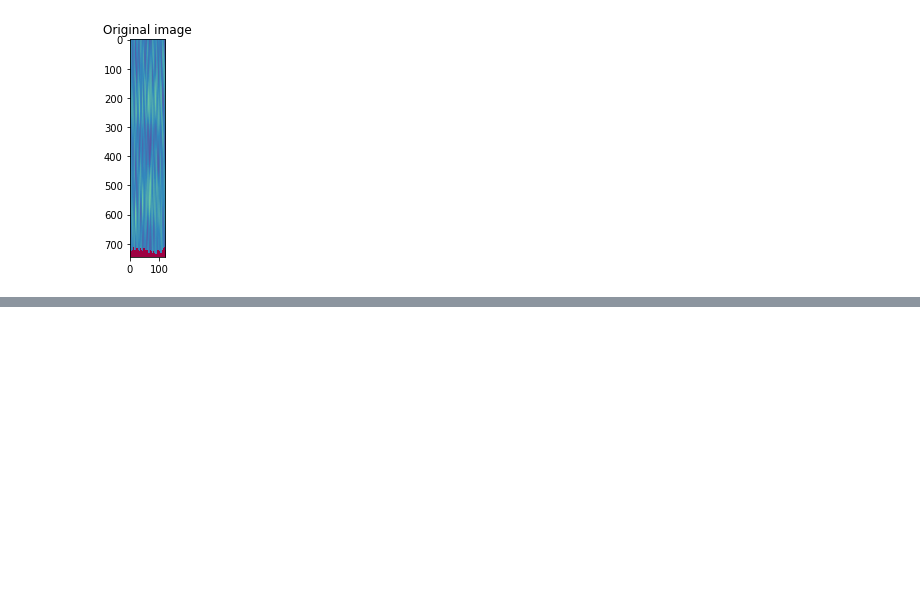
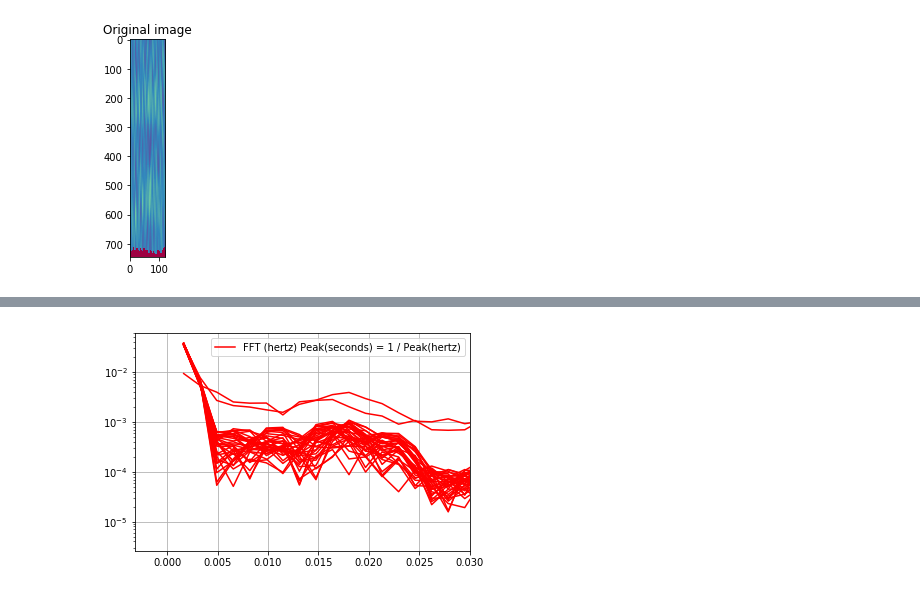
Before and after one commit to oozguc/PyImage, a Jupyter notebook: ObjectClassInstance/FFTImage.ipynb, the cells around one changed output, grey strips where cells are left out. Drawn from its saved outputs; the diff is of its cells as text; code cells hidden in the pictures; blank space fills up the shorter version.

```diff
--- a/ObjectClassInstance/FFTImage.ipynb
+++ b/ObjectClassInstance/FFTImage.ipynb
@@ -69,17 +95,0 @@ def doFFT(image, block):
-# %%
-JoinFFt = np.zeros([block, Yrange])
-for i in range(block):
- plt.figure()
- smally = y[StartSection:EndSection, :]
- plt.imshow(smally, plt.cm.Spectral)
- plt.title('Image Segment of interest')
-
- StartSection = EndSection
- EndSection += width
- onedimg = doFFT(smally, i)
- JoinFFt[i,:] = onedimg
-StartSection = Start
-EndSection = End
-plt.figure()
-plt.imshow(JoinFFt, plt.cm.Spectral)
-save_tiff_imagej_compatible((targetdir + 'FFTResult' + Filename[0] + ".tif")  , JoinFFt, axes)
@@ -100,21 +96,25 @@ save_tiff_imagej_compatible((targetdir + 'FFTResult' + Filename[0] + ".tif")  ,
 # %%
-#FFT with filter
-def doFilterFFT(image, block):
-   addedfft = 0
-   PointsSample = image.shape[1]
-   for i in range(image.shape[0]):
-      w = blackman(PointsSample)
-      strip = image[i,:]
-      fftresult = fft(w * strip)
-      addedfft += np.abs(fftresult)
-   addedfft/=image.shape[0]
-   plt.figure()
 
-   xf = fftfreq(PointsSample, Time_unit)
+StartSection = Start
+EndSection = End
+Block = np.zeros([block])
+for i in range(block):
 
-   plt.semilogy(xf[1:int(PointsSample//2)], 2.0/PointsSample * (addedfft[1:int(PointsSample//2)]), '-r')
-   plt.xlim(xmax = maxXrange)
-   plt.grid()
-   plt.legend(['FFT (hertz) Peak(seconds) = 1 / Peak(hertz)'])
-   plt.savefig(targetdir + 'Filtered' + Filename[0] + str(block) + '.png')
-   return addedfft
+ fsmally = y[StartSection:EndSection, :]
+
+
+ StartSection = EndSection
+ EndSection += width
+ onedimg, frequ = doFilterFFT(fsmally, i, True)
+
+ plt.semilogy(frequ, onedimg, '-r')
+ plt.xlim(xmax = maxXrange)
+ plt.grid()
+ plt.legend(['FFT (hertz) Peak(seconds) = 1 / Peak(hertz)'])
+ plt.savefig(targetdir + 'Filtered' + Filename[0] + str(block) + '.png')
+ Block[i] =  block
+
+StartSection = Start
+EndSection = End
+# %% [output]
+[figure, added]
```
Also changed, not shown: parts of 8 cells of this notebook, 1 other file.
